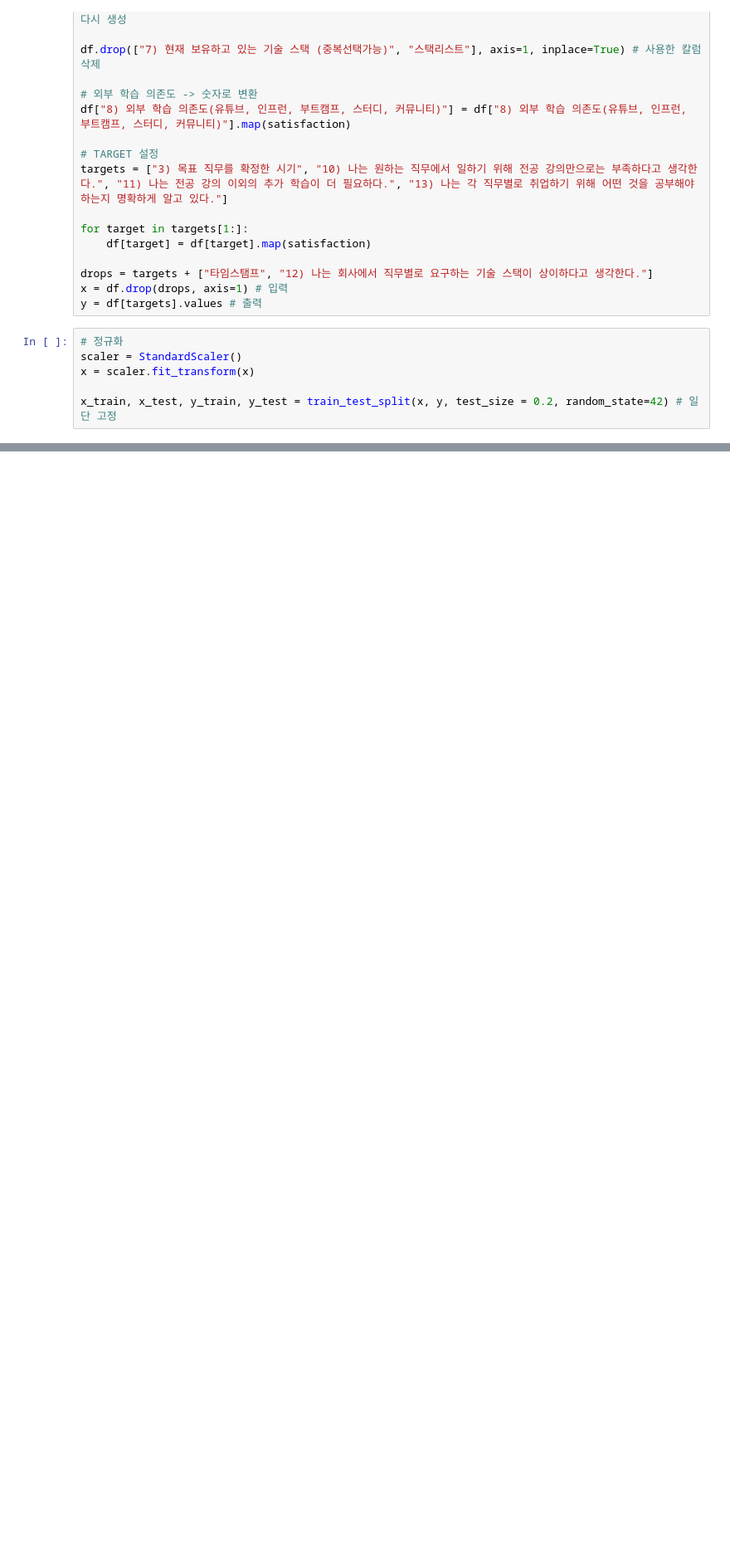
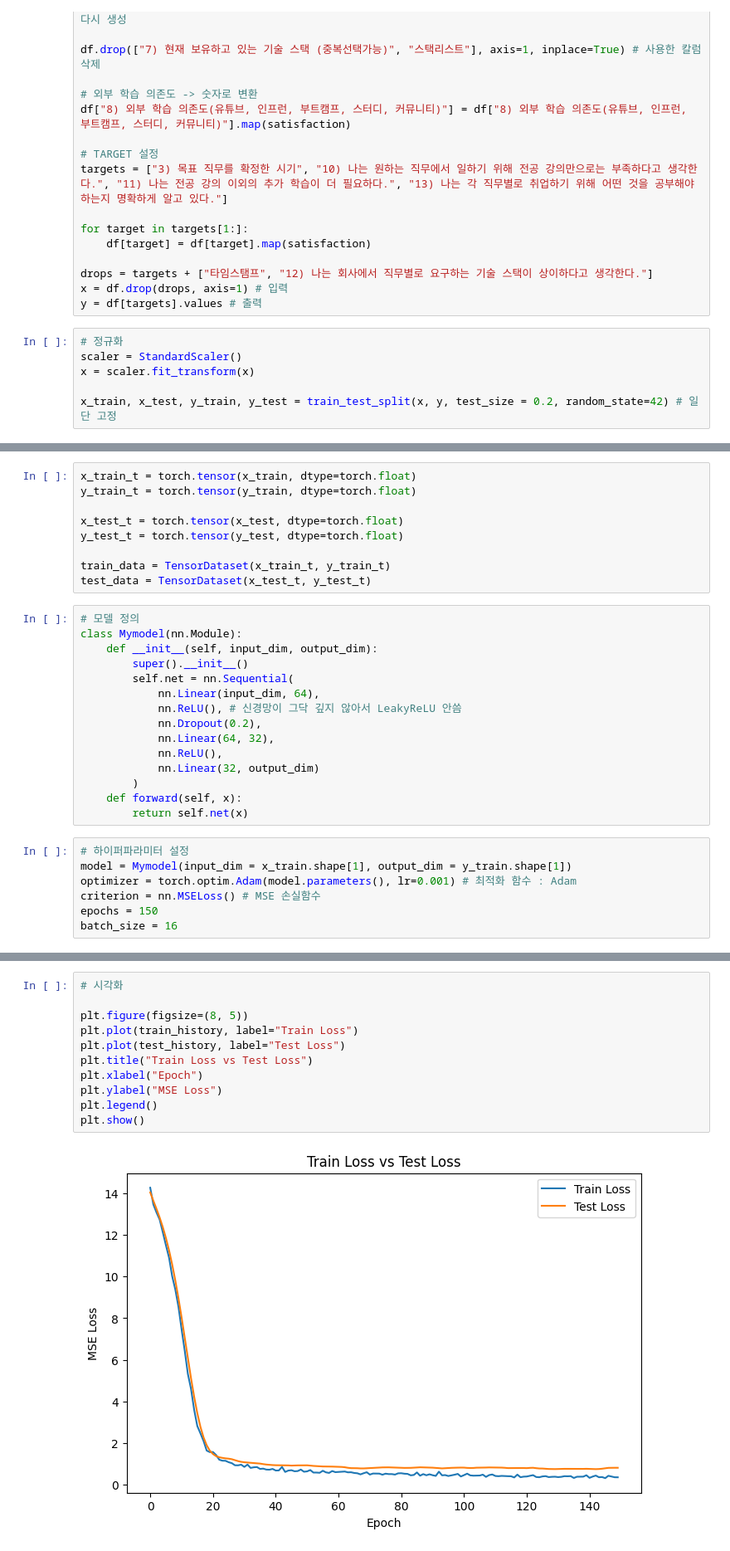
Before and after one commit to DataCrawling-SKU/CareerRoute, a Jupyter notebook: crawling/survey_ml/Survey_model.ipynb, the cells around one changed output, grey strips where cells are left out. Shown: that part at 83% size. Cells and saved outputs as stored; diff of their text form; blank space fills up the shorter version.

```diff
--- a/crawling/survey_ml/Survey_model.ipynb
+++ b/crawling/survey_ml/Survey_model.ipynb
@@ -66,0 +73,31 @@ x_train, x_test, y_train, y_test = train_test_split(x, y, test_size = 0.2, rando
+# %%
+x_train_t = torch.tensor(x_train, dtype=torch.float)
+y_train_t = torch.tensor(y_train, dtype=torch.float)
+
+x_test_t = torch.tensor(x_test, dtype=torch.float)
+y_test_t = torch.tensor(y_test, dtype=torch.float)
+
+train_data = TensorDataset(x_train_t, y_train_t)
+test_data = TensorDataset(x_test_t, y_test_t)
+# %%
+# 모델 정의
+class Mymodel(nn.Module):
+    def __init__(self, input_dim, output_dim):
+        super().__init__()
+        self.net = nn.Sequential(
+            nn.Linear(input_dim, 64),
+            nn.ReLU(), # 신경망이 그닥 깊지 않아서 LeakyReLU 안씀
+            nn.Dropout(0.2),
+            nn.Linear(64, 32),
+            nn.ReLU(),
+            nn.Linear(32, output_dim)
+        )
+    def forward(self, x):
+        return self.net(x)
+# %%
+# 하이퍼파라미터 설정
+model = Mymodel(input_dim = x_train.shape[1], output_dim = y_train.shape[1])
+optimizer = torch.optim.Adam(model.parameters(), lr=0.001) # 최적화 함수 : Adam
+criterion = nn.MSELoss() # MSE 손실함수
+epochs = 150
+batch_size = 16
@@ -66,0 +171,13 @@ x_train, x_test, y_train, y_test = train_test_split(x, y, test_size = 0.2, rando
+# %%
+# 시각화
+
+plt.figure(figsize=(8, 5))
+plt.plot(train_history, label="Train Loss")
+plt.plot(test_history, label="Test Loss")
+plt.title("Train Loss vs Test Loss")
+plt.xlabel("Epoch")
+plt.ylabel("MSE Loss")
+plt.legend()
+plt.show()
+# %% [output]
+[figure, added]
```
Also changed, not shown: parts of 3 cells of this notebook.
